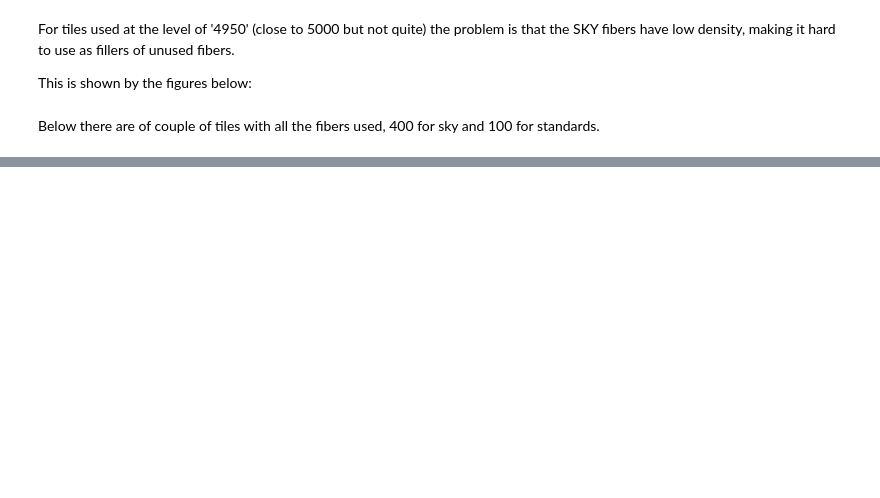
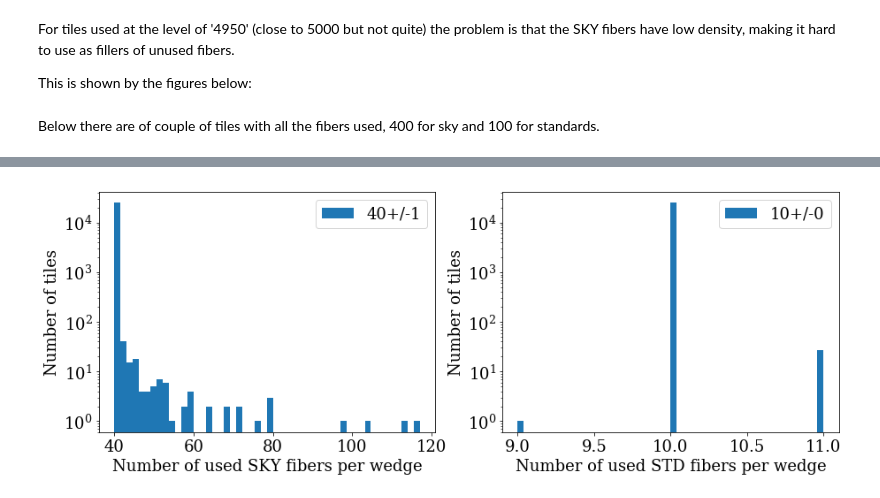
Before and after one commit to forero/fiberassign_explore, a Jupyter notebook: stats_observations.ipynb, the cells around one changed output, grey strips where cells are left out. Drawn from its saved outputs; the diff is of its cells as text; code cells hidden in the pictures; blank space fills up the shorter version.

Commit message:
per wedge stats

```diff
--- a/stats_observations.ipynb
+++ b/stats_observations.ipynb
@@ -305,3 +371,15 @@ The plots show that for those tiles the focal plane is not fully populated.
+# %%
+kk = ['SKY0', 'SKY1', 'SKY2', 'SKY3', 'SKY4', 'SKY5', 'SKY6', 'SKY7', 'SKY8', 'SKY9']
+n = []
+for k in kk:
+    n.append(np.array(counts[k]))
+sky_wedge = np.array(n).flatten()
+
+kk = ['STD0', 'STD1', 'STD2', 'STD3', 'STD4', 'STD5', 'STD6', 'STD7', 'STD8', 'STD9']
+n = []
+for k in kk:
+    n.append(np.array(counts[k]))
+std_wedge = np.array(n).flatten()
 # %% [markdown]
 For tiles used at the level of '4950' (close to 5000 but not quite)
 the problem is that the SKY fibers have low density, making it hard to use as fillers of unused fibers.
@@ -324,0 +390,25 @@ np.count_nonzero(ii)/len(counts), np.count_nonzero(ii)
+# %%
+# Distribution of number densities
+
+plt.figure(figsize=(15,5))
+
+
+plt.subplot(1,2,1)
+n = np.int(np.mean(sky_wedge))
+s = np.int(np.std(sky_wedge))
+_ = plt.hist(sky_wedge, bins=50, label='{}+/-{}'.format(n,s), log=True)
+plt.xlabel('Number of used SKY fibers per wedge')
+plt.ylabel('Number of tiles')
+plt.legend()
+
+plt.subplot(1,2,2)
+n = np.int(np.mean(std_wedge))
+s = np.int(np.std(std_wedge))
+_ = plt.hist(std_wedge, bins=50, label='{}+/-{}'.format(n,s), log=True)
+plt.xlabel('Number of used STD fibers per wedge')
+plt.ylabel('Number of tiles')
+plt.legend()
+
+plt.savefig('doc/used_fibers_per_wedge.pdf', bbox_inches='tight')
+# %% [output]
+[figure, added]
```
Also changed, not shown: parts of 9 cells of this notebook, 2 other files.
